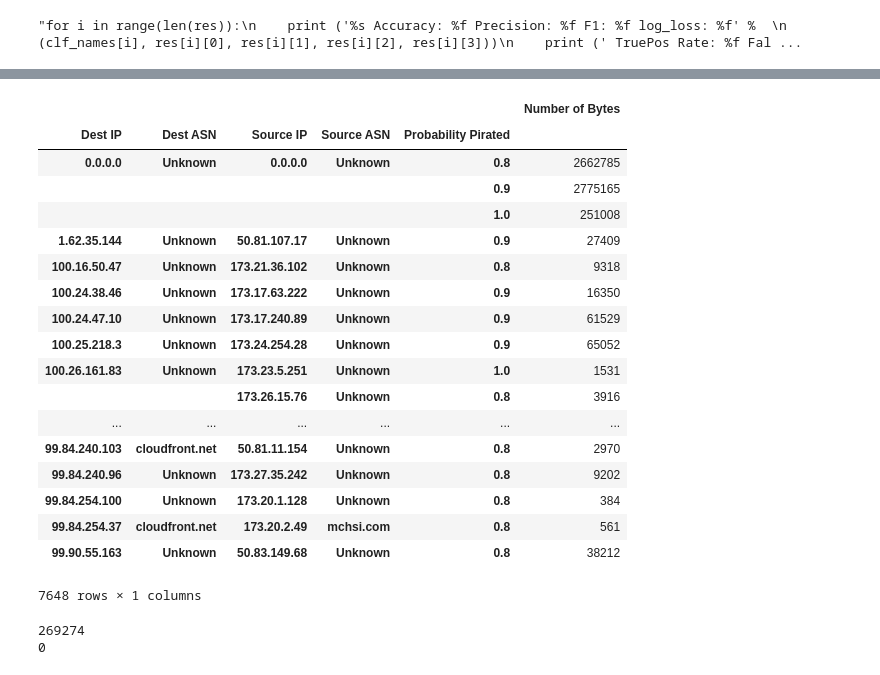
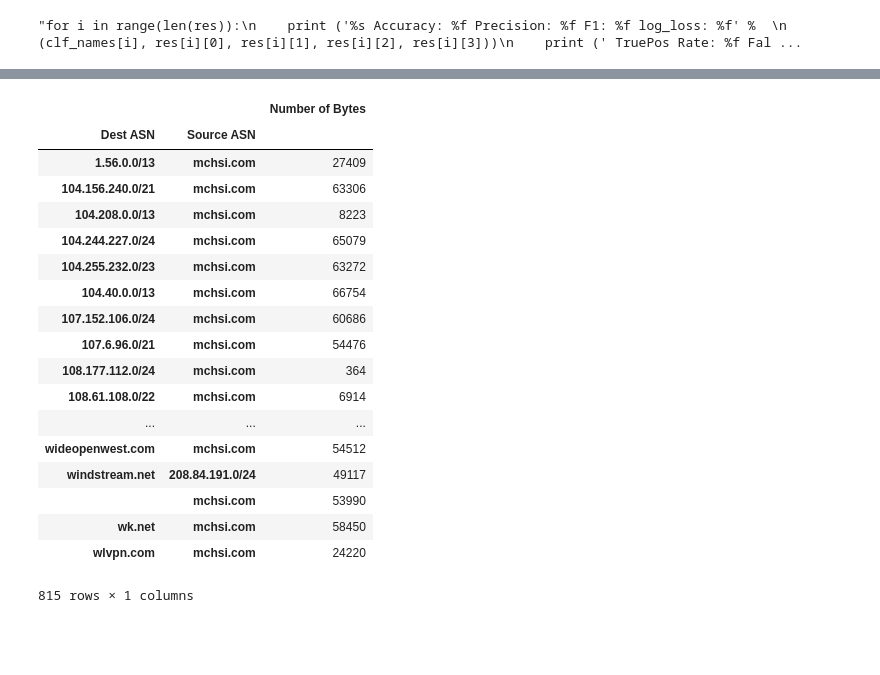
Before and after one commit to Alienekoo/PirateFinder, a Jupyter notebook: flow_classifier.ipynb, the cells around one changed output, grey strips where cells are left out. Drawn from its saved outputs; the diff is of its cells as text; code cells hidden in the pictures; blank space fills up the shorter version.

```diff
--- a/flow_classifier.ipynb
+++ b/flow_classifier.ipynb
@@ -1008,6 +822,26 @@ def ignore_ports(sp, dp):
     if (sp == 443 or sp == 22 or sp == 53 or
         dp == 443 or dp == 22 or dp == 53):
         return True
+# %%
+#get an IPASN data file from Routeview to use and use pyasn to read it
+asn_db = pyasn.pyasn('ipasn_db2.dat')
+hosts = {}
+def get_name_and_cidr(ip):
+    name = ''
+    asn, cidr = asn_db.lookup(ip)
+    if cidr in hosts:
+        return hosts[cidr], cidr
+    try:
+        result = socket.gethostbyaddr(ip)
+        name = result[0]
+        asn = name.split('.')
+        domain = asn[len(asn)-1]
+        hoster = asn[len(asn)-2]
+        name = hoster + '.' + domain
+    except:
+        name = cidr
+    hosts[cidr] = name
+    return name, cidr
 # %%
 count_of_badip = 0
 detect_badip = 0
@@ -1060,36 +876,35 @@ for i in range(len(fnc)):
         #print('PB: {pb: <5} PP: {pp: <5} DA: {da: <16} SA: {sa: <16} DASN: {dasn1} SASN: {sasn1}\n'.format(
         #pb=prob_fnc[i][0], pp=prob_fnc[i][1], da=fn_ips[i][1], sa=fn_ips[i][0], dasn1=dasn, sasn1=sasn))
 # %%
-pirate_pd = pd.DataFrame(stp)
+pirate_pd = pd.DataFrame(pirate_dat)
 pirate_pd.columns = ['Source IP', 'Source ASN','Dest IP', 'Dest ASN', 'Probability Pirated', 'Number of Bytes']
+benign_pd = pd.DataFrame(benign_dat)
+benign_pd.columns = ['Source IP', 'Source ASN','Dest IP', 'Dest ASN', 'Probability Pirated', 'Number of Bytes']
 # %%
 pirate_pd = pirate_pd.sort_values(by=['Number of Bytes', 'Source IP'])
-agg_pd = pirate_pd.groupby(['Dest IP', 'Dest ASN', 'Source IP', 'Source ASN', 'Probability Pirated'])['Number of Bytes'].sum().to_frame()
+#agg_pd = pirate_pd.groupby(['Dest IP', 'Dest ASN', 'Source IP', 'Source ASN', 'Probability Pirated'])['Number of Bytes'].sum().to_frame()
+
+f= {'Number of Bytes':'sum'}
+agg_pd = pirate_pd.groupby(['Dest ASN', 'Source ASN']).agg(f)
 agg_pd.to_csv(path_or_buf='~/mediacom2.csv')
 agg_pd
 # %% [output]
-|  |  |  |  |  | Number of Bytes |
-| Dest IP | Dest ASN | Source IP | Source ASN | Probability Pirated |  |
-| 0.0.0.0 | Unknown | 0.0.0.0 | Unknown | 0.8 | 2662785 |
-|  |  |  |  | 0.9 | 2775165 |
-|  |  |  |  | 1.0 | 251008 |
-| 1.62.35.144 | Unknown | 50.81.107.17 | Unknown | 0.9 | 27409 |
-| 100.16.50.47 | Unknown | 173.21.36.102 | Unknown | 0.8 | 9318 |
-| 100.24.38.46 | Unknown | 173.17.63.222 | Unknown | 0.9 | 16350 |
-| 100.24.47.10 | Unknown | 173.17.240.89 | Unknown | 0.9 | 61529 |
-| 100.25.218.3 | Unknown | 173.24.254.28 | Unknown | 0.9 | 65052 |
-| 100.26.161.83 | Unknown | 173.23.5.251 | Unknown | 1.0 | 1531 |
-|  |  | 173.26.15.76 | Unknown | 0.8 | 3916 |
-| ... | ... | ... | ... | ... | ... |
-| 99.84.240.103 | cloudfront.net | 50.81.11.154 | Unknown | 0.8 | 2970 |
-| 99.84.240.96 | Unknown | 173.27.35.242 | Unknown | 0.8 | 9202 |
-| 99.84.254.100 | Unknown | 173.20.1.128 | Unknown | 0.8 | 384 |
-| 99.84.254.37 | cloudfront.net | 173.20.2.49 | mchsi.com | 0.8 | 561 |
-| 99.90.55.163 | Unknown | 50.83.149.68 | Unknown | 0.8 | 38212 |
+|  |  | Number of Bytes |
+| Dest ASN | Source ASN |  |
+| 1.56.0.0/13 | mchsi.com | 27409 |
+| 104.156.240.0/21 | mchsi.com | 63306 |
+| 104.208.0.0/13 | mchsi.com | 8223 |
+| 104.244.227.0/24 | mchsi.com | 65079 |
+| 104.255.232.0/23 | mchsi.com | 63272 |
+| 104.40.0.0/13 | mchsi.com | 66754 |
+| 107.152.106.0/24 | mchsi.com | 60686 |
+| 107.6.96.0/21 | mchsi.com | 54476 |
+| 108.177.112.0/24 | mchsi.com | 364 |
+| 108.61.108.0/22 | mchsi.com | 6914 |
+| ... | ... | ... |
+| wideopenwest.com | mchsi.com | 54512 |
+| windstream.net | 208.84.191.0/24 | 49117 |
+|  | mchsi.com | 53990 |
+| wk.net | mchsi.com | 58450 |
+| wlvpn.com | mchsi.com | 24220 |
-7648 rows × 1 columns
+815 rows × 1 columns
-# %%
-print len(fnc)
-print count_of_badip
-# %% [output]
-269274
-0
```
Also changed, not shown: parts of 57 cells of this notebook.
